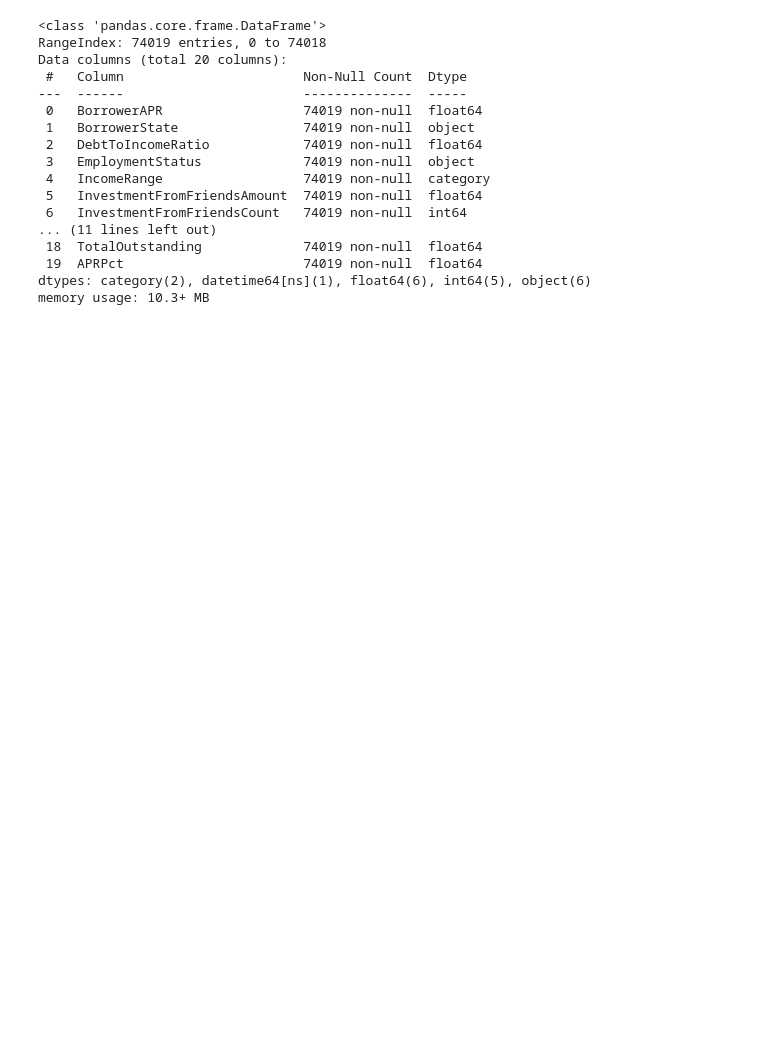
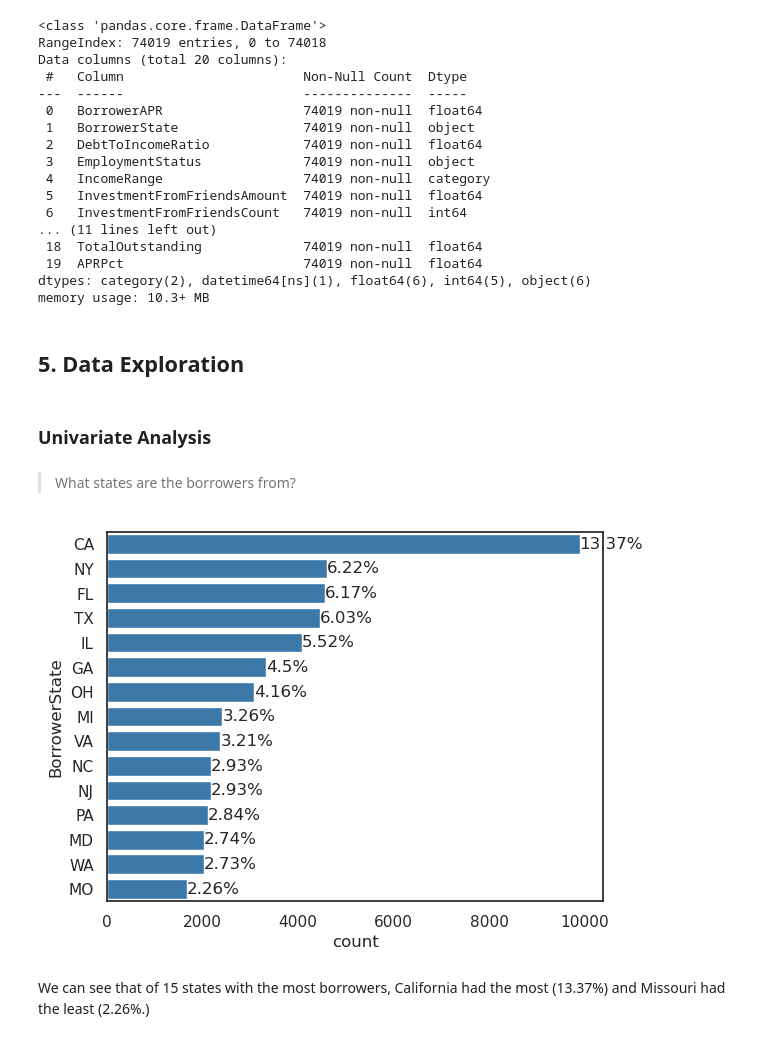
Before and after one commit to tristenwallace/prosper_loan_data_analysis, a Jupyter notebook: src/loan_analysis_explore.ipynb, the cells around one changed output. Cells and saved outputs as stored; diff of their text form; code cells hidden in the pictures; blank space fills up the shorter version.

Commit message:
explore: Create bar plot for borrower states

```diff
--- a/src/loan_analysis_explore.ipynb
+++ b/src/loan_analysis_explore.ipynb
@@ -624,3 +628,26 @@ Data columns (total 20 columns):
  19  APRPct                       74019 non-null  float64
 dtypes: category(2), datetime64[ns](1), float64(6), int64(5), object(6)
 memory usage: 10.3+ MB
+# %% [markdown]
+## 5. Data Exploration
+# %%
+sns.set_theme(style="white", rc={"axes.facecolor": (0, 0, 0, 0)})
+color = sns.color_palette("Blues")[4]
+# %% [markdown]
+### Univariate Analysis
+# %% [markdown]
+> What states are the borrowers from?
+# %%
+
+st_cnt=df.BorrowerState.value_counts()[0:15]
+st_pct = df.BorrowerState.value_counts(normalize=True)*100
+
+sns.countplot(data=df, y="BorrowerState", order=df.BorrowerState.value_counts().iloc[:15].index, color=color);
+
+for i, count in enumerate(st_cnt):
+    pct_str = '{}%'.format(st_pct[i].round(2))
+    plt.text(count+1, i, pct_str, va='center');
+# %% [output]
+[figure, added]
+# %% [markdown]
+We can see that of 15 states with the most borrowers, California had the most (13.37%) and Missouri had the least (2.26%.)
```
Also changed, not shown: parts of 3 cells of this notebook.
